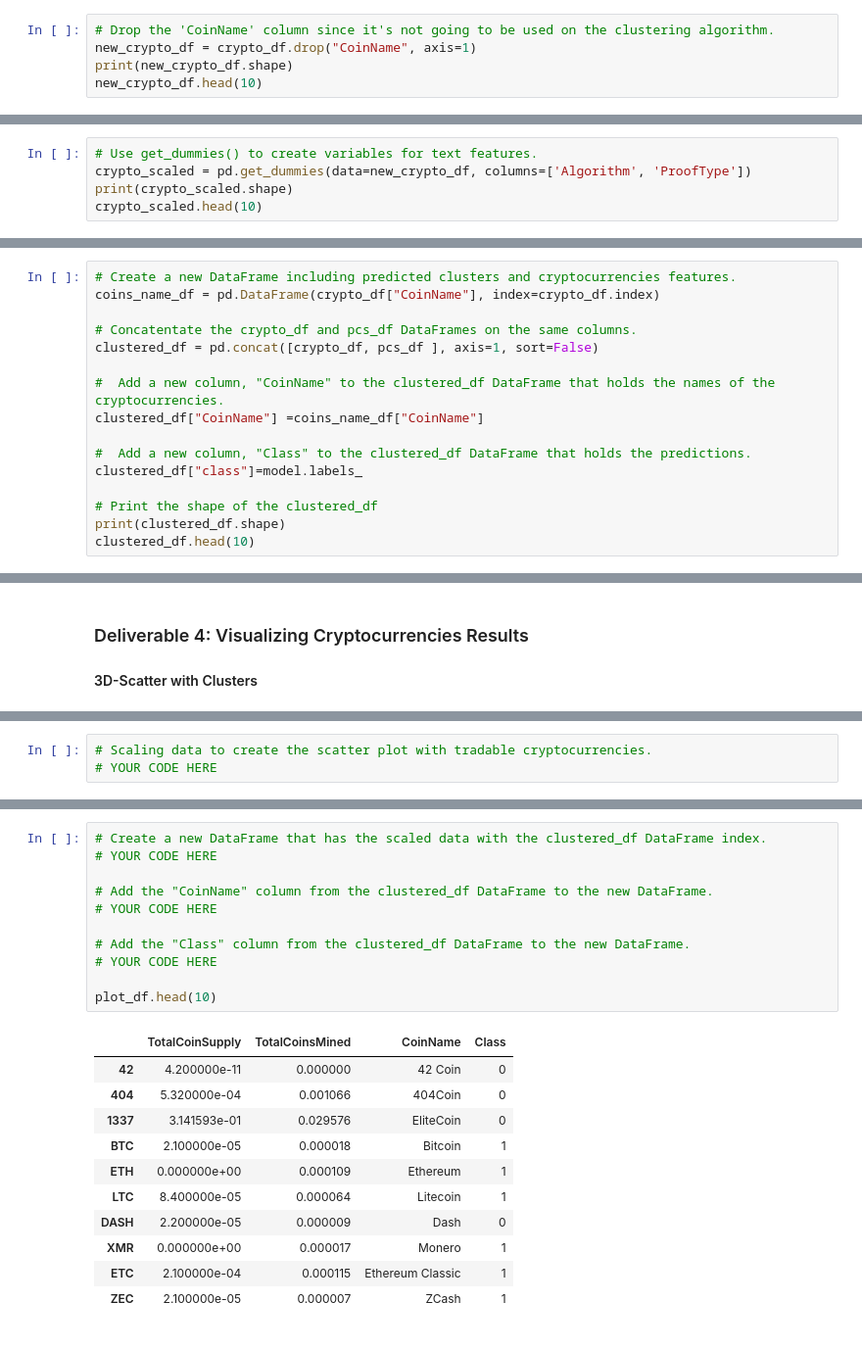
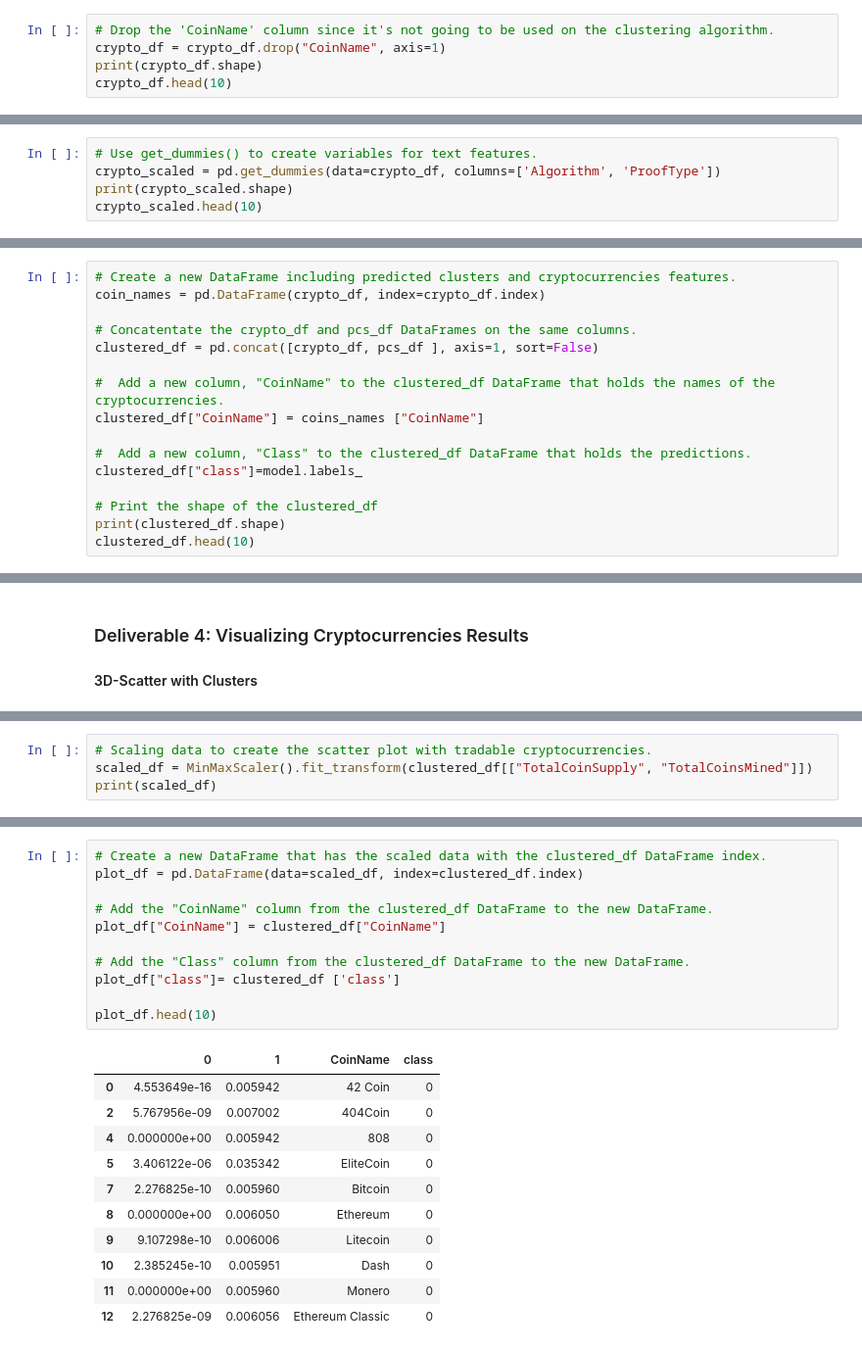
Before and after one commit to Preacherman194589/Cryptocurrencies, a Jupyter notebook: crypto_clustering_1.ipynb, the cells around one changed output, grey strips where cells are left out. Shown at 98% size. Cells and saved outputs as stored; diff of their text form.

```diff
--- a/crypto_clustering_1.ipynb
+++ b/crypto_clustering_1.ipynb
@@ -110,7 +122,7 @@ coins_names.head(10)
 | 12 | Ethereum Classic |
 # %%
 # Drop the 'CoinName' column since it's not going to be used on the clustering algorithm.
-new_crypto_df = crypto_df.drop("CoinName", axis=1)
-print(new_crypto_df.shape)
-new_crypto_df.head(10)
+crypto_df = crypto_df.drop("CoinName", axis=1)
+print(crypto_df.shape)
+crypto_df.head(10)
 # %% [output]
@@ -139,6 +141,6 @@ crypto_df.head()
 # %%
 # Use get_dummies() to create variables for text features.
-crypto_scaled = pd.get_dummies(data=new_crypto_df, columns=['Algorithm', 'ProofType'])
+crypto_scaled = pd.get_dummies(data=crypto_df, columns=['Algorithm', 'ProofType'])
 print(crypto_scaled.shape)
 crypto_scaled.head(10)
 # %% [output]
@@ -250,13 +252,13 @@ KMeans(n_clusters=1, random_state=0)
  0 0 0 0 0 0 0 0 0 0 0 0 0 0 0 0 0 0 0]
 # %%
 # Create a new DataFrame including predicted clusters and cryptocurrencies features.
-coins_name_df = pd.DataFrame(crypto_df["CoinName"], index=crypto_df.index)
+coin_names = pd.DataFrame(crypto_df, index=crypto_df.index)
 
 # Concatentate the crypto_df and pcs_df DataFrames on the same columns.
 clustered_df = pd.concat([crypto_df, pcs_df ], axis=1, sort=False)
 
 #  Add a new column, "CoinName" to the clustered_df DataFrame that holds the names of the cryptocurrencies.
-clustered_df["CoinName"] =coins_name_df["CoinName"]
+clustered_df["CoinName"] = coins_names ["CoinName"]
 
 #  Add a new column, "Class" to the clustered_df DataFrame that holds the predictions.
 clustered_df["class"]=model.labels_
@@ -300,4 +327,5 @@ There are 532 tradable cryptocurrencies.
 # %%
 # Scaling data to create the scatter plot with tradable cryptocurrencies.
-# YOUR CODE HERE
+scaled_df = MinMaxScaler().fit_transform(clustered_df[["TotalCoinSupply", "TotalCoinsMined"]])
+print(scaled_df)
 # %% [output]
@@ -311,25 +339,25 @@ array([[4.20000000e-11, 0.00000000e+00],
 # %%
 # Create a new DataFrame that has the scaled data with the clustered_df DataFrame index.
-# YOUR CODE HERE
+plot_df = pd.DataFrame(data=scaled_df, index=clustered_df.index)
 
 # Add the "CoinName" column from the clustered_df DataFrame to the new DataFrame.
-# YOUR CODE HERE
+plot_df["CoinName"] = clustered_df["CoinName"]
 
 # Add the "Class" column from the clustered_df DataFrame to the new DataFrame.
-# YOUR CODE HERE
+plot_df["class"]= clustered_df ['class']
 
 plot_df.head(10)
 # %% [output]
-|  | TotalCoinSupply | TotalCoinsMined | CoinName | Class |
-| 42 | 4.200000e-11 | 0.000000 | 42 Coin | 0 |
-| 404 | 5.320000e-04 | 0.001066 | 404Coin | 0 |
-| 1337 | 3.141593e-01 | 0.029576 | EliteCoin | 0 |
-| BTC | 2.100000e-05 | 0.000018 | Bitcoin | 1 |
-| ETH | 0.000000e+00 | 0.000109 | Ethereum | 1 |
-| LTC | 8.400000e-05 | 0.000064 | Litecoin | 1 |
-| DASH | 2.200000e-05 | 0.000009 | Dash | 0 |
-| XMR | 0.000000e+00 | 0.000017 | Monero | 1 |
-| ETC | 2.100000e-04 | 0.000115 | Ethereum Classic | 1 |
-| ZEC | 2.100000e-05 | 0.000007 | ZCash | 1 |
+|  | 0 | 1 | CoinName | class |
+| 0 | 4.553649e-16 | 0.005942 | 42 Coin | 0 |
+| 2 | 5.767956e-09 | 0.007002 | 404Coin | 0 |
+| 4 | 0.000000e+00 | 0.005942 | 808 | 0 |
+| 5 | 3.406122e-06 | 0.035342 | EliteCoin | 0 |
+| 7 | 2.276825e-10 | 0.005960 | Bitcoin | 0 |
+| 8 | 0.000000e+00 | 0.006050 | Ethereum | 0 |
+| 9 | 9.107298e-10 | 0.006006 | Litecoin | 0 |
+| 10 | 2.385245e-10 | 0.005951 | Dash | 0 |
+| 11 | 0.000000e+00 | 0.005960 | Monero | 0 |
+| 12 | 2.276825e-09 | 0.006056 | Ethereum Classic | 0 |
 # %%
 # Create a hvplot.scatter plot using x="TotalCoinsMined" and y="TotalCoinSupply".
```
Also changed, not shown: parts of 18 cells of this notebook.
